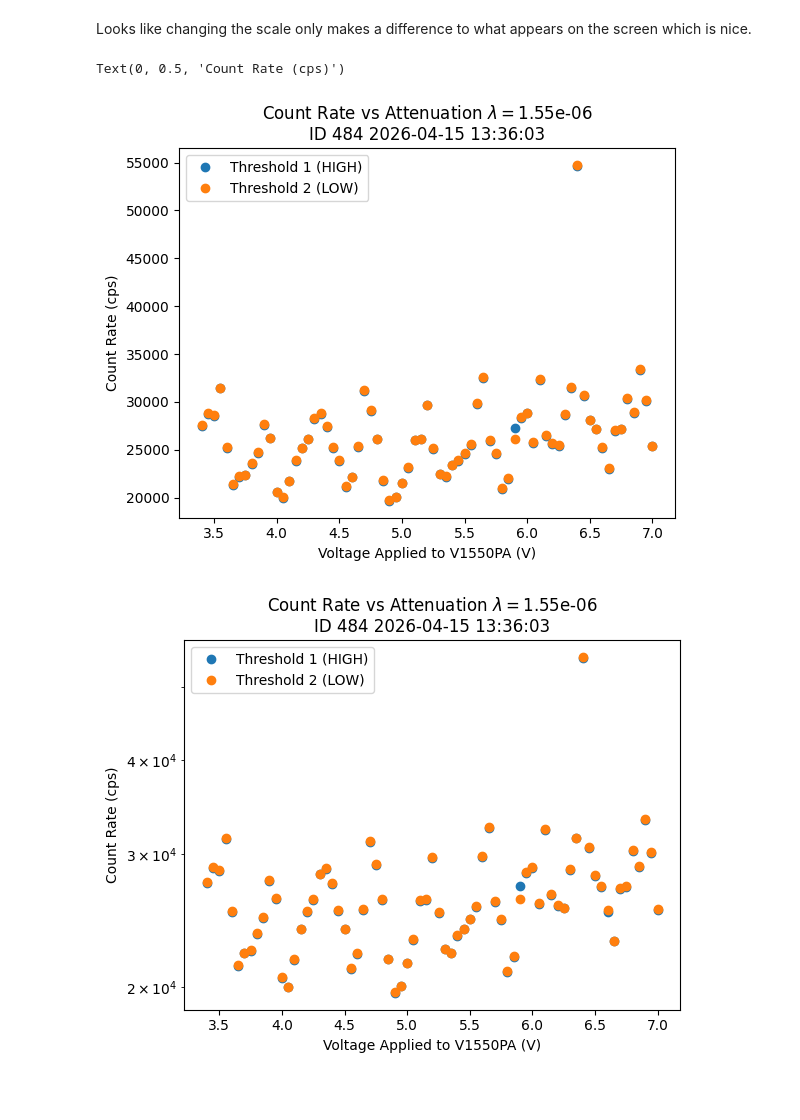
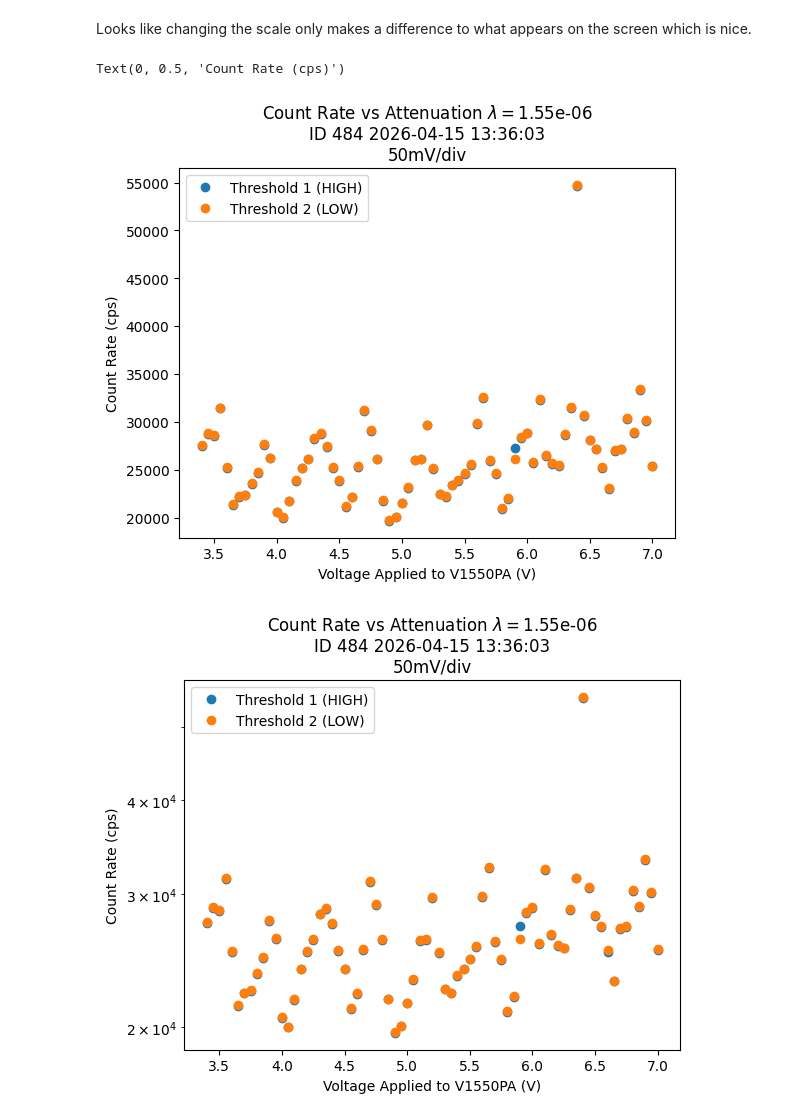
Before and after one commit to QNLSydney/snspd, a Jupyter notebook: SNSPD2/SNSPD4_5_Counts_vs_Attenuation_Analysis.ipynb, the cells around one changed output. Saved outputs shown, nothing was run; the diff lists cells and outputs as text; code cells hidden in the pictures; blank space fills up the shorter version.

```diff
--- a/SNSPD2/SNSPD4_5_Counts_vs_Attenuation_Analysis.ipynb
+++ b/SNSPD2/SNSPD4_5_Counts_vs_Attenuation_Analysis.ipynb
@@ -54,33 +45,33 @@ CR2 = data['CR2']['CR2'][0]
 v_attenuator = data['v_attenuator']['v_attenuator'][~np.isnan(data['v_attenuator']['v_attenuator'])]
 CR1 = data['CR1']['CR1'][~np.isnan(data['CR1']['CR1'])]
 CR2 = data['CR2']['CR2'][~np.isnan(data['CR2']['CR2'])]
 title = fr'Count Rate vs Attenuation $\lambda =${wavelength}'
-ts = make_title(title, ID, extra=None)
+ts = make_title(title, ID, extra='50mV/div')
 
 plt.plot(v_attenuator, CR1, 'o', label='Threshold 1 (HIGH)')
 plt.plot(v_attenuator, CR2, 'o', label='Threshold 2 (LOW)')
 plt.title(ts)
 plt.legend()
 plt.xlabel(f'Voltage Applied to {params.att_blue_name} (V)')
 plt.ylabel('Count Rate (cps)')
 
 plt.figure()
 plt.semilogy(v_attenuator, CR1, 'o', label='Threshold 1 (HIGH)')
 plt.semilogy(v_attenuator, CR2, 'o', label='Threshold 2 (LOW)')
 plt.title(ts)
 plt.legend()
 plt.xlabel(f'Voltage Applied to {params.att_blue_name} (V)')
 plt.ylabel('Count Rate (cps)')
 
 plt.figure()
 plt.semilogy(v_attenuator, CR1, 'o', label='Threshold 1 (HIGH)')
 plt.semilogy(v_attenuator, CR2, 'o', label='Threshold 2 (LOW)')
 plt.axvline(4.7, label='4.7V')
 plt.title(ts)
 plt.legend()
 plt.xlabel(f'Voltage Applied to {params.att_blue_name} (V)')
 plt.ylabel('Count Rate (cps)')
 # %% [output]
 Text(0, 0.5, 'Count Rate (cps)')
-[figure, old version]
+[figure, new version]
-[figure, old version]
+[figure, new version]
```
Also changed, not shown: parts of 4 cells of this notebook, 3 other files.
